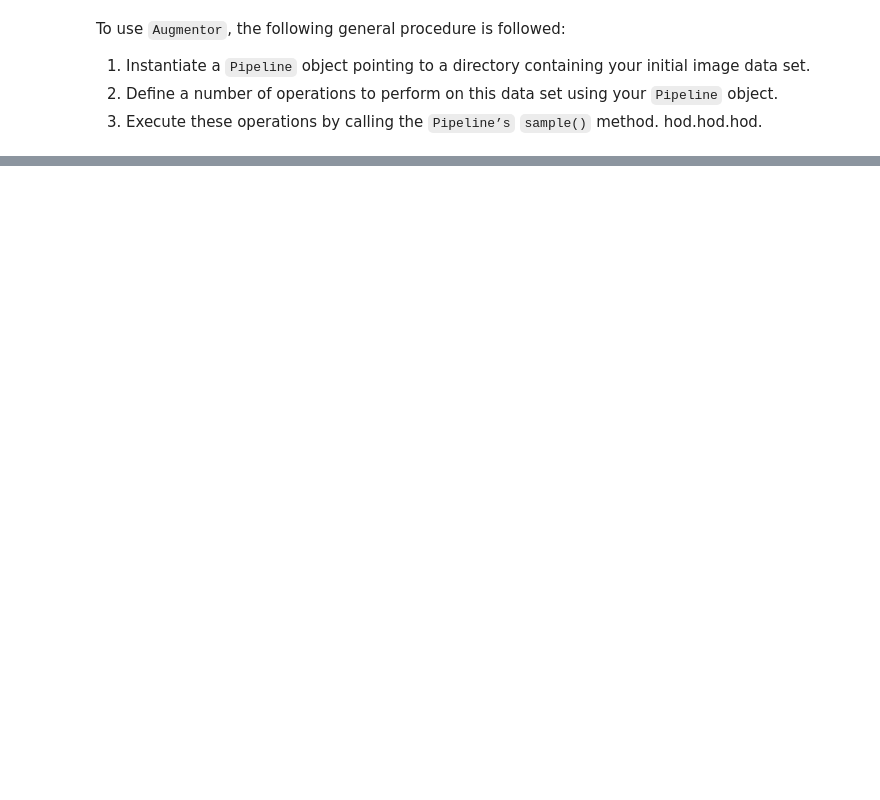
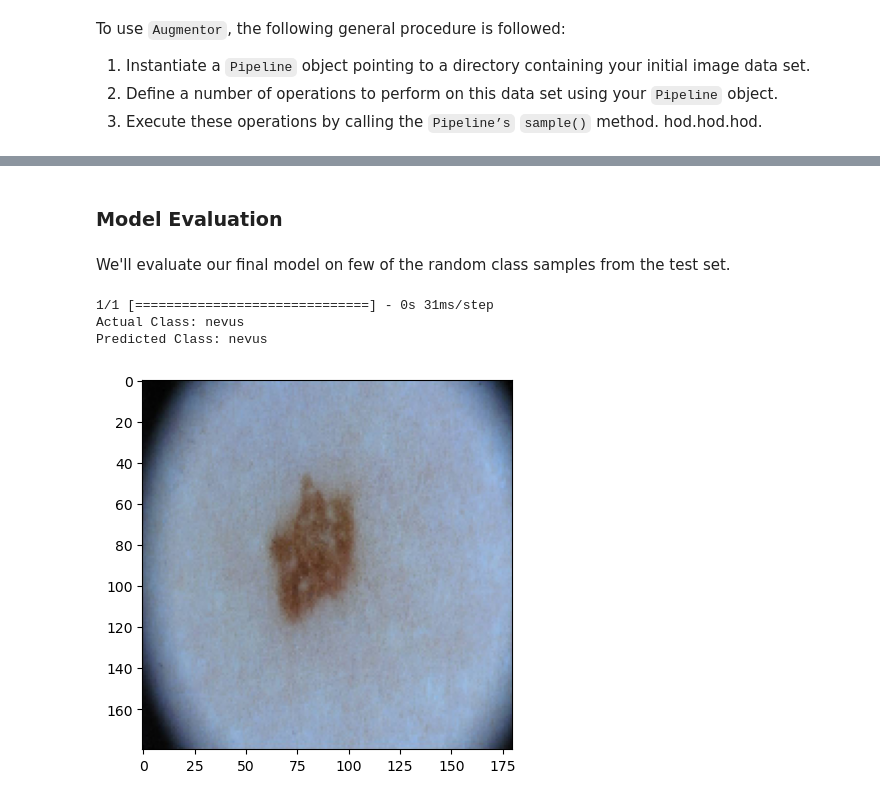
Before and after one commit to sharmaankit091/Melanoma_Detection_Assignment, a Jupyter notebook: Ankit_Kr_Sharma_nn.ipynb, the cells around one changed output, grey strips where cells are left out. Drawn from its saved outputs; the diff is of its cells as text; code cells hidden in the pictures; blank space fills up the shorter version.

```diff
--- a/Ankit_Kr_Sharma_nn.ipynb
+++ b/Ankit_Kr_Sharma_nn.ipynb
@@ -390,0 +917,27 @@ for i in class_names:
+# %% [markdown]
+### Model Evaluation
+# %% [markdown]
+We'll evaluate our final model on few of the random class samples from the test set.
+# %%
+def evaluate_random_samples(input_class_sample: int)-> None:
+    """ Helper function to predict model output"""
+
+    unseen_image_sample_path_test = os.path.join(data_dir_test, class_names[input_class_sample], '*')
+    unseen_test_sample_image = glob.glob(unseen_image_sample_path_test)
+    unseen_test_sample_image = load_img(unseen_test_sample_image[input_class_sample], target_size=(img_height, img_width, 3))
+    plt.imshow(unseen_test_sample_image)
+    plt.grid(False) # No bordering grid required
+
+    img = np.expand_dims(unseen_test_sample_image, axis=0)
+    predicted = model.predict(img)
+    predicted = np.argmax(predicted)
+    predicted_class = class_names[predicted]
+
+    print("Actual Class: " + class_names[input_class_sample] +'\n'+ "Predicted Class: " + predicted_class)
+# %%
+evaluate_random_samples(4)
+# %% [output]
+1/1 [==============================] - 0s 31ms/step
+Actual Class: nevus
+Predicted Class: nevus
+[figure, added]
```
Also changed, not shown: parts of 61 cells of this notebook, 4 other files.
